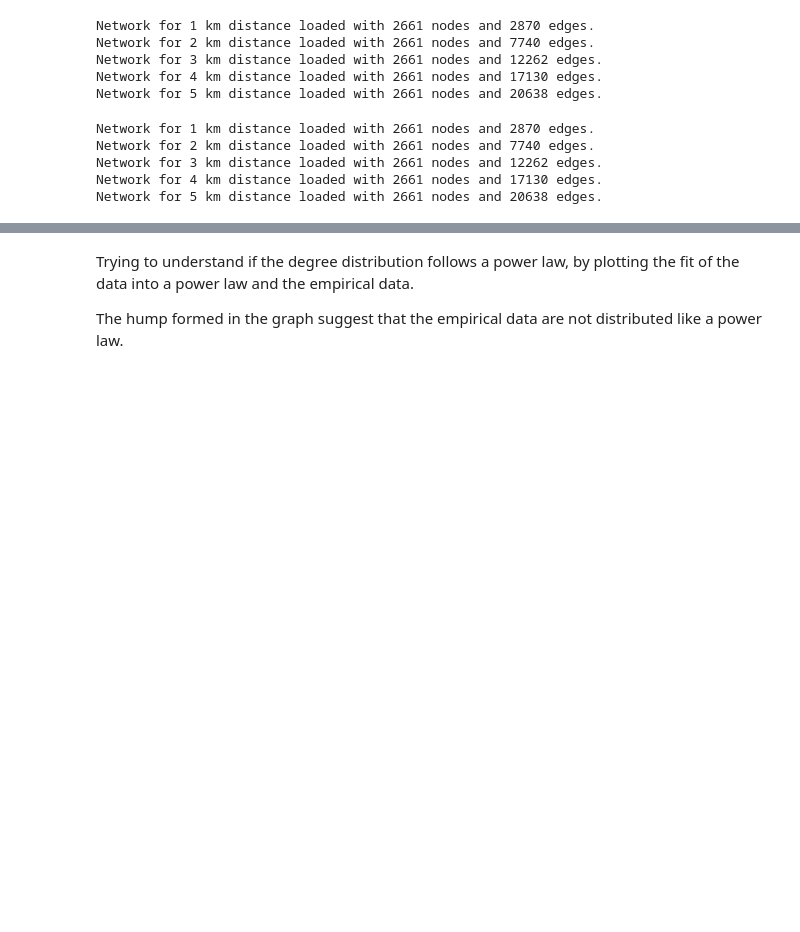
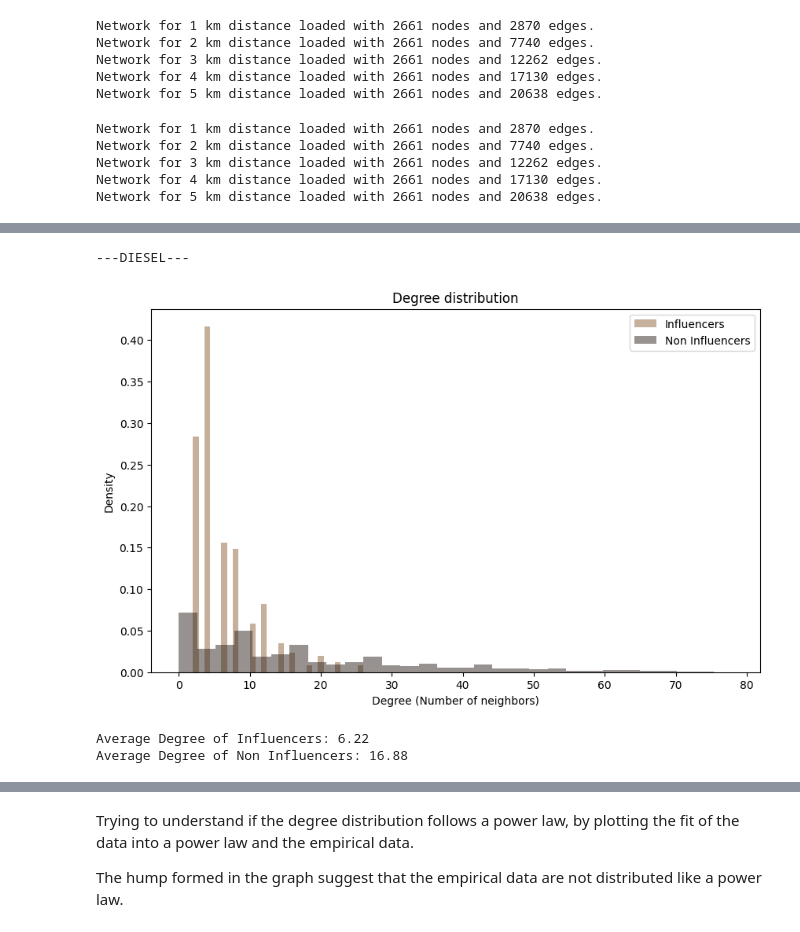
Before and after one commit to gabriele11231/fuel_price_analyses, a Jupyter notebook: python_code/PriceMatching.ipynb, the cells around one changed output, grey strips where cells are left out. Saved outputs shown, nothing was run; the diff lists cells and outputs as text; code cells hidden in the pictures; blank space fills up the shorter version.

```diff
--- a/python_code/PriceMatching.ipynb
+++ b/python_code/PriceMatching.ipynb
@@ -516,0 +441,8 @@ In both the gasoline and diesel netwrok we have the same degree distribution as
+# %%
+print("---DIESEL---")
+degree_normal_influencer(price_matching_network_diesel_3km, extract_influencers(price_matching_network_diesel_3km, 1))
+# %% [output]
+---DIESEL---
+[figure, added]
+Average Degree of Influencers: 6.22
+Average Degree of Non Influencers: 16.88
```
Also changed, not shown: parts of 120 cells of this notebook.
